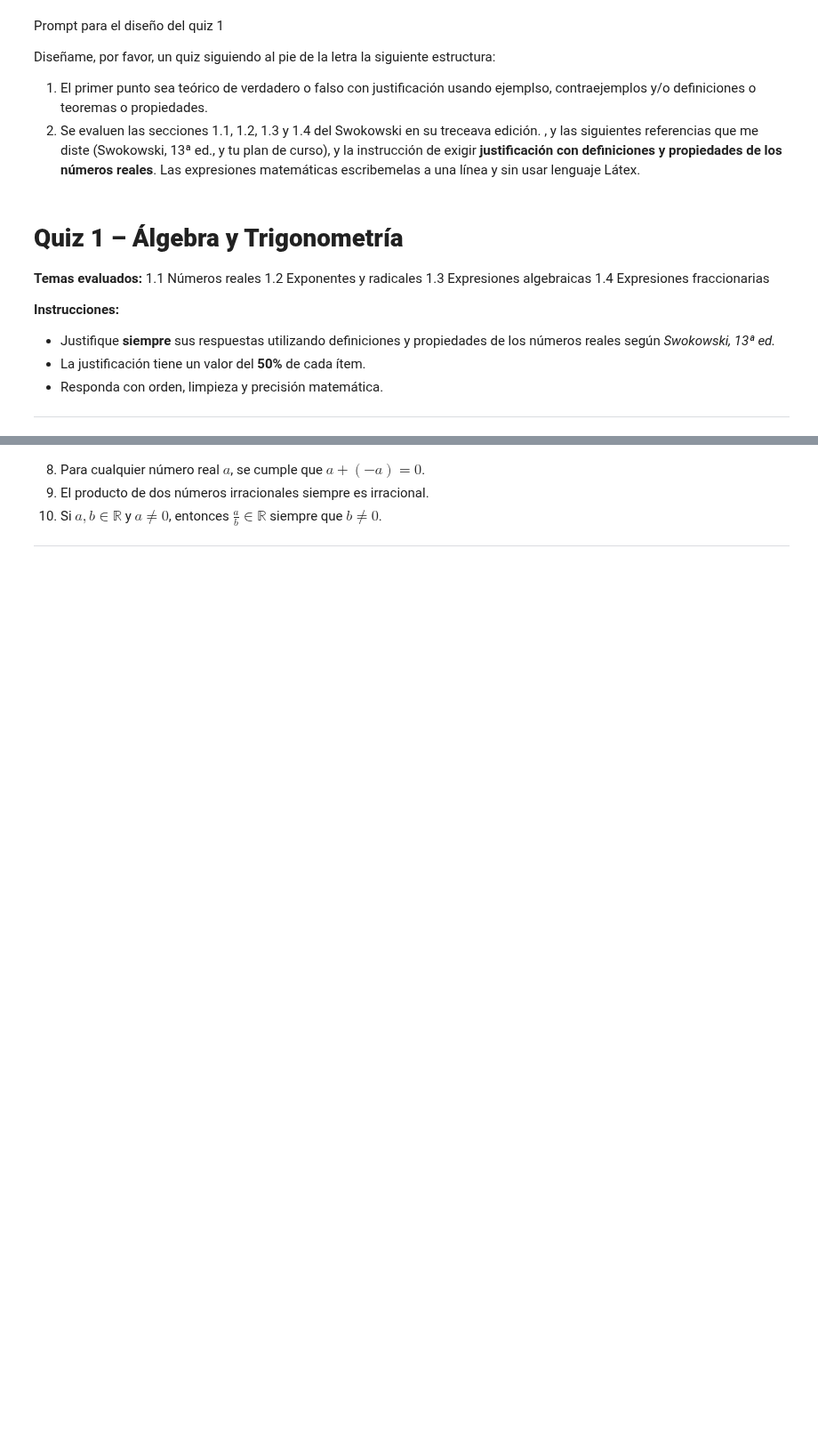
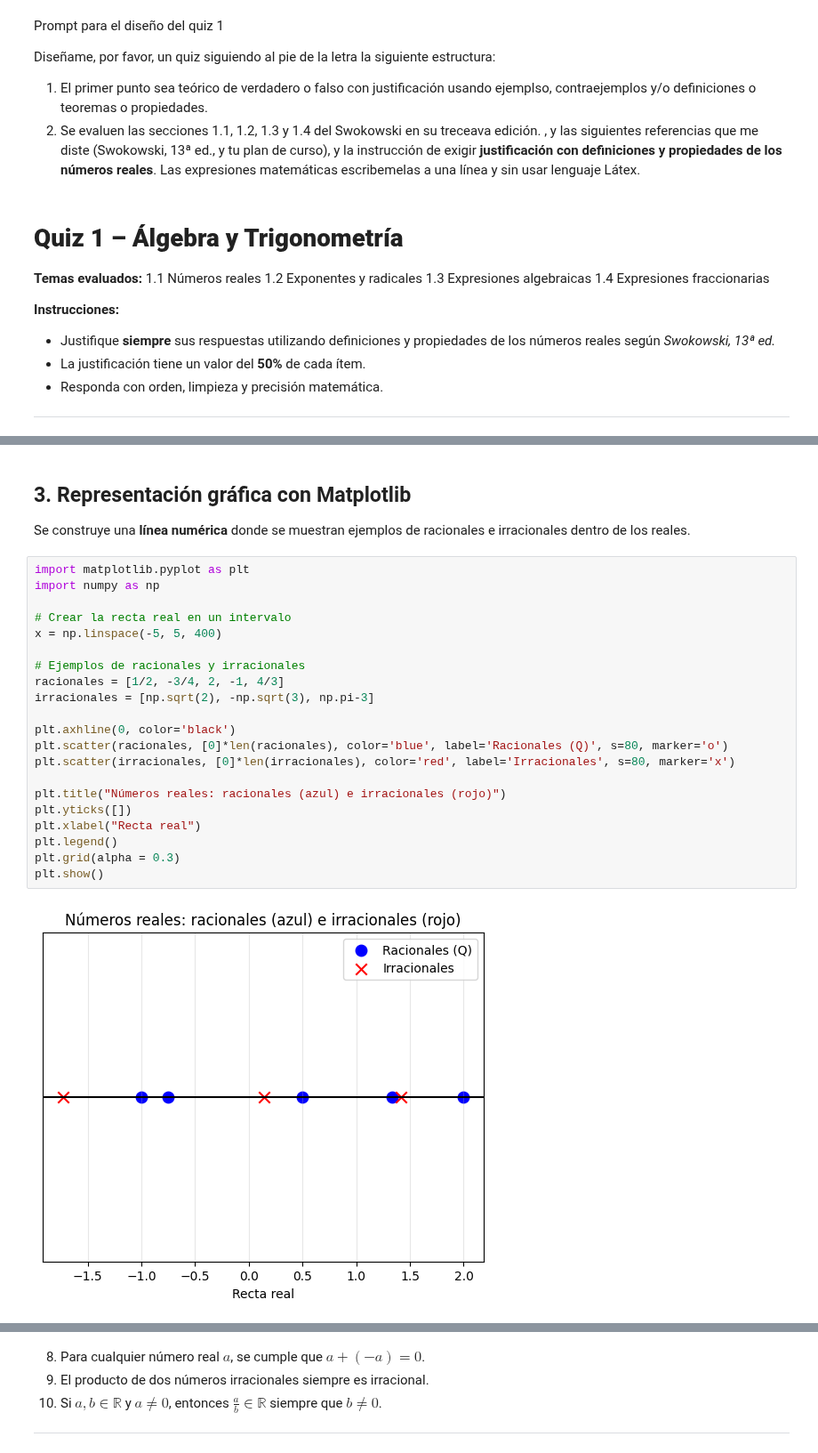
Before and after one commit to marco-canas/algebra_y_trigonometria, a Jupyter notebook: 3_planeacion/3_evaluacion/2_quices/1_quiz/quiz_1.ipynb, the cells around one changed output, grey strips where cells are left out. Shown at 89% size. Drawn from its saved outputs; the diff is of its cells as text; blank space fills up the shorter version.

Commit message:
parcial 1 de ejemplo listo

```diff
--- a/3_planeacion/3_evaluacion/2_quices/1_quiz/quiz_1.ipynb
+++ b/3_planeacion/3_evaluacion/2_quices/1_quiz/quiz_1.ipynb
@@ -161,0 +76,28 @@ for e in ejemplos:
+# %% [markdown]
+
+## 3. Representación gráfica con Matplotlib
+
+Se construye una **línea numérica** donde se muestran ejemplos de racionales e irracionales dentro de los reales.
+# %%
+import matplotlib.pyplot as plt
+import numpy as np
+
+# Crear la recta real en un intervalo
+x = np.linspace(-5, 5, 400)
+
+# Ejemplos de racionales y irracionales
+racionales = [1/2, -3/4, 2, -1, 4/3]
+irracionales = [np.sqrt(2), -np.sqrt(3), np.pi-3]
+
+plt.axhline(0, color='black')
+plt.scatter(racionales, [0]*len(racionales), color='blue', label='Racionales (Q)', s=80, marker='o')
+plt.scatter(irracionales, [0]*len(irracionales), color='red', label='Irracionales', s=80, marker='x')
+
+plt.title("Números reales: racionales (azul) e irracionales (rojo)")
+plt.yticks([])
+plt.xlabel("Recta real")
+plt.legend()
+plt.grid(alpha = 0.3)
+plt.show()
+# %% [output]
+[figure, added]
```
Also changed, not shown: parts of 19 cells of this notebook, 2 other files.
